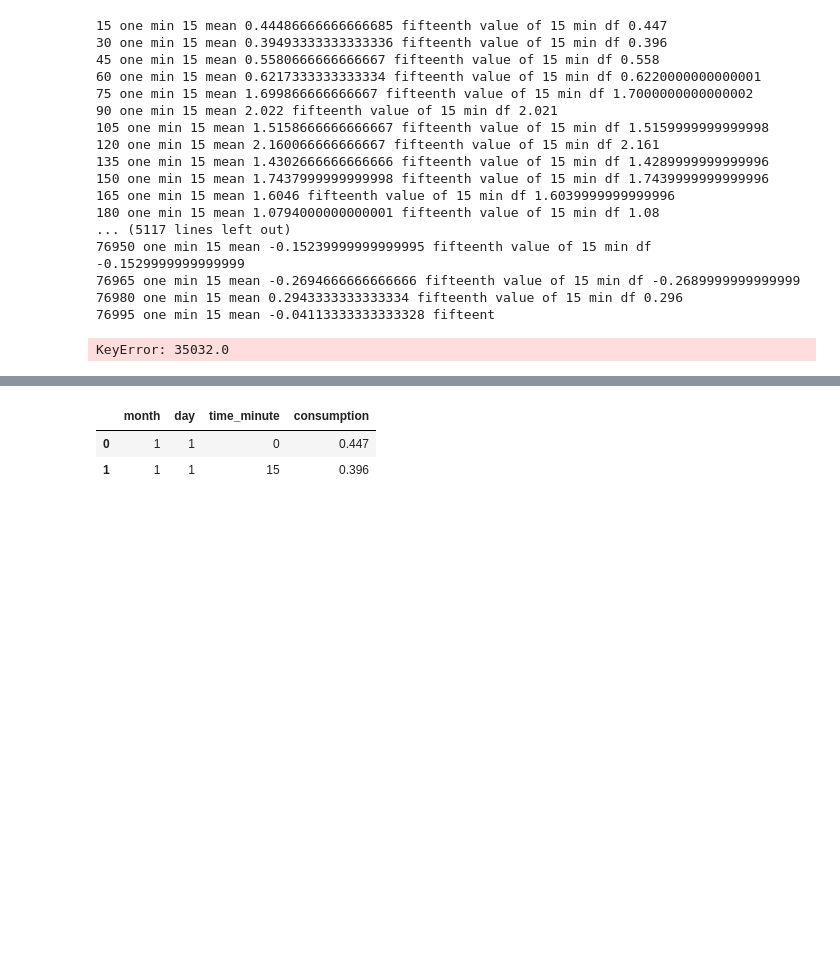
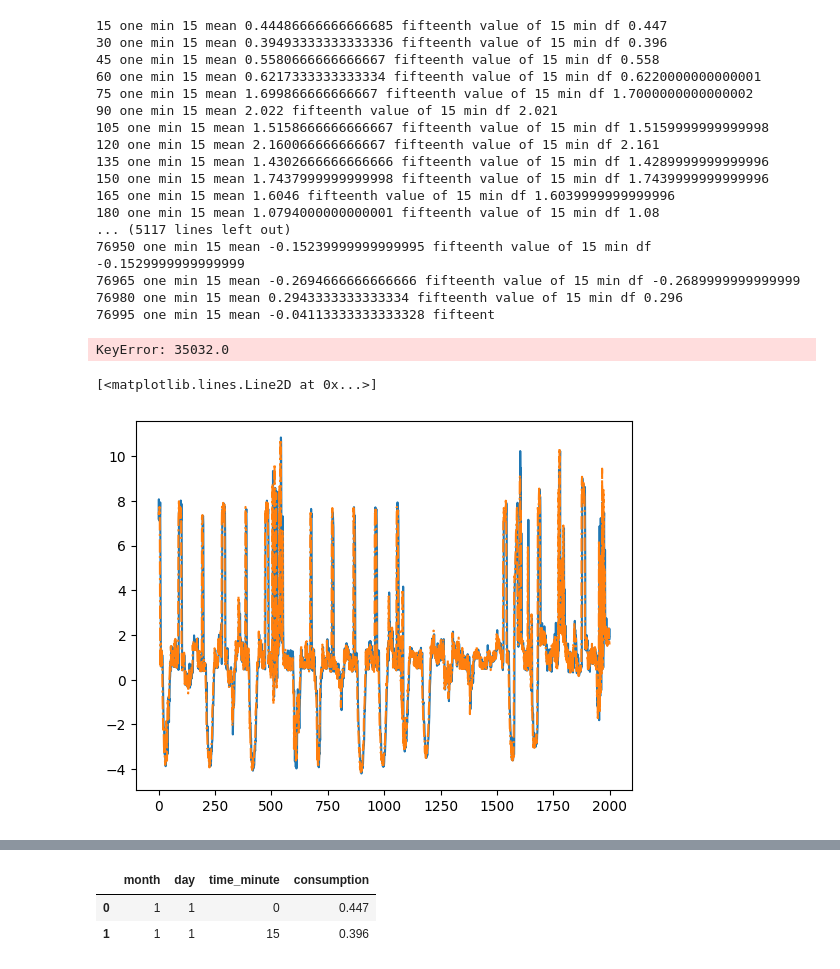
Before and after one commit to pv08/consumption-forecasting, a Jupyter notebook: Untitled.ipynb, the cells around one changed output, grey strips where cells are left out. Saved outputs shown, nothing was run; the diff lists cells and outputs as text; code cells hidden in the pictures; blank space fills up the shorter version.

```diff
--- a/Untitled.ipynb
+++ b/Untitled.ipynb
@@ -9,8 +13,12 @@ one_min_df.shape
 # %% [output]
 (525530, 28)
 # %%
+one_arr = []
+fif_arr = []
 for i in range(one_min_df.shape[0]):
     if i % 15 == 0:
+        one_arr.append(one_min_df['consumption'][i:i+15].mean())
+        fif_arr.append(fifteen_min_df['consumption'][i/15])
         print(i+15,
               'one min 15 mean',
               one_min_df['consumption'][i:i+15].mean(), 'fifteenth value of 15 min df', fifteen_min_df['consumption'][i/15])
@@ -33,4 +41,10 @@ for i in range(one_min_df.shape[0]):
 76980 one min 15 mean 0.2943333333333334 fifteenth value of 15 min df 0.296
 76995 one min 15 mean -0.04113333333333328 fifteent
 KeyError: 35032.0
+# %%
+plt.plot(one_arr[-2000:])
+plt.plot(fif_arr[-2000:], '-.')
+# %% [output]
+[<matplotlib.lines.Line2D at 0x...>]
+[figure, added]
 # %%
```
Also changed, not shown: parts of 2 cells of this notebook, 17 other files.
